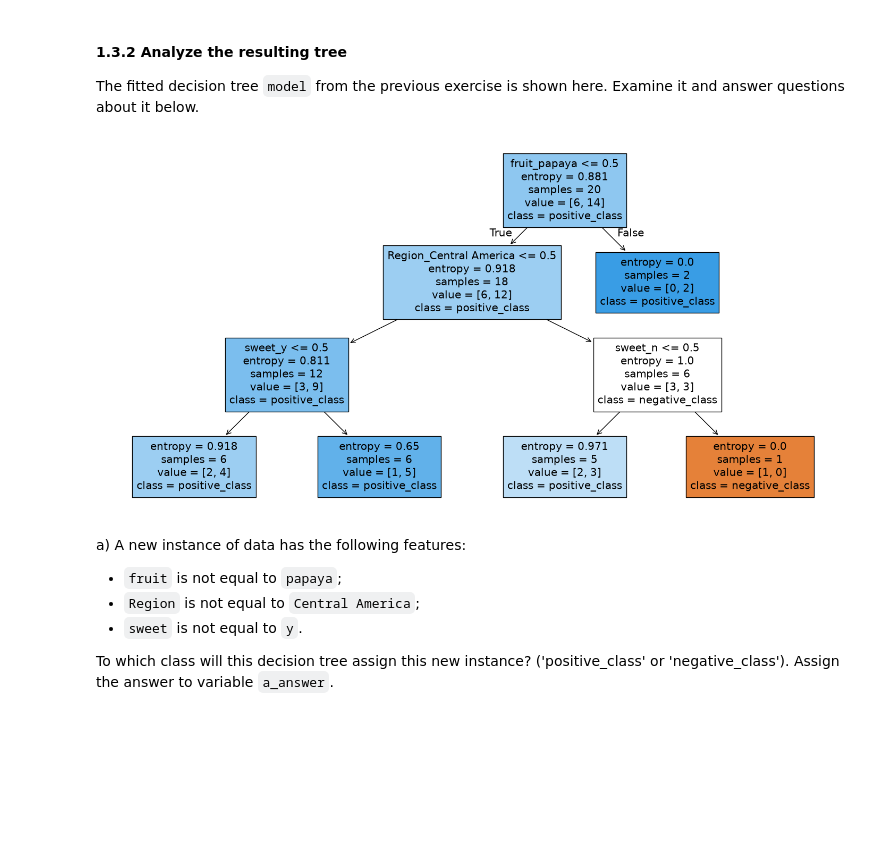
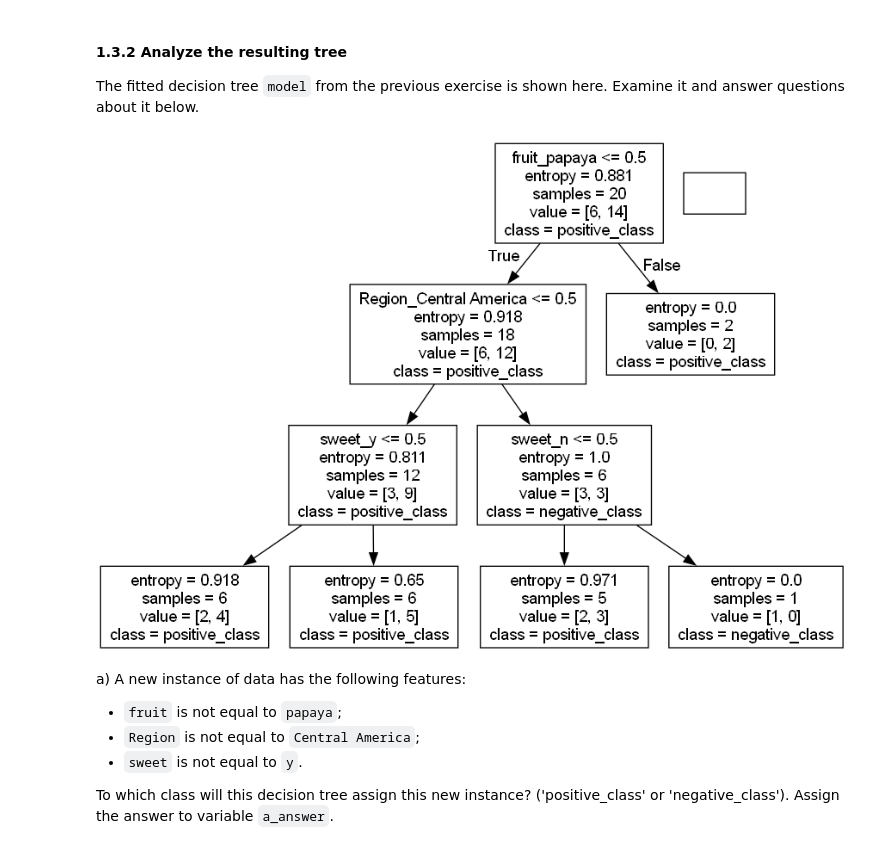
Before and after one commit to Kamikaze2942/batch10-workspace, a Jupyter notebook: S01 - Bootcamp and Binary Classification/SLU11 - Tree-Based Models/Exercise notebook.ipynb, the cells around one changed output. Cells and saved outputs as stored; diff of their text form; code cells hidden in the pictures; blank space fills up the shorter version.

```diff
--- a/S01 - Bootcamp and Binary Classification/SLU11 - Tree-Based Models/Exercise notebook.ipynb
+++ b/S01 - Bootcamp and Binary Classification/SLU11 - Tree-Based Models/Exercise notebook.ipynb
@@ -169,17 +169,11 @@ assert len(model.predict(X))==len(y), 'Did you fit the model correctly?'
 # %% [markdown]
 #### 1.3.2 Analyze the resulting tree
 The fitted decision tree `model` from the previous exercise is shown here. Examine it and answer questions about it below.
-# %%
-plt.figure(figsize=(18, 9))
-plot_tree(
-    model,
-    feature_names=list(X.columns),
-    class_names=["negative_class", "positive_class"],
-    filled=True,
-)
-plt.show()
-# %% [output]
-[figure, removed]
+# %%
+tree = utils.visualize_tree(model, X.columns, ["negative_class", "positive_class"])
+Image(tree)
+# %% [output]
+[figure, added]
 # %% [markdown]
 a) A new instance of data has the following features:
 
```
